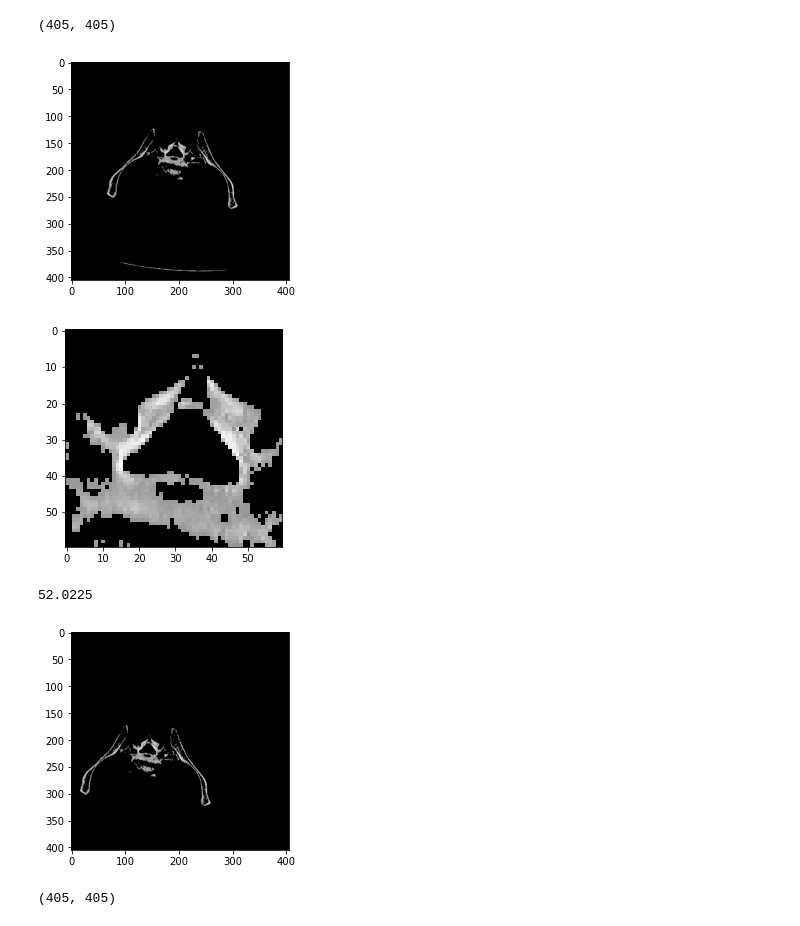
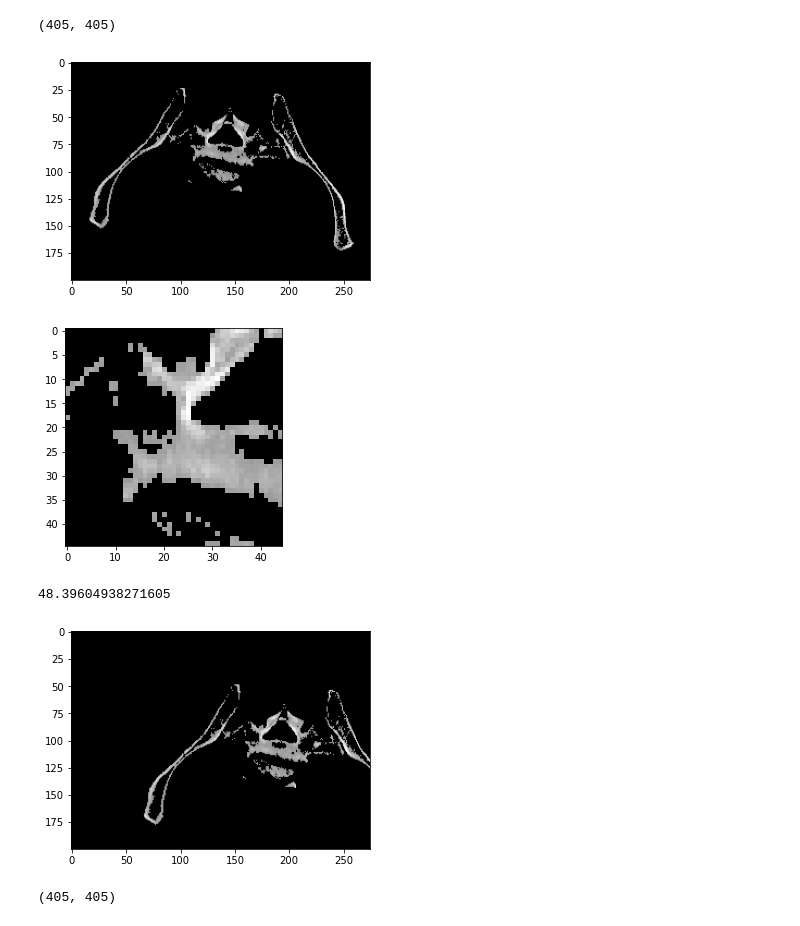
Before and after one commit to aasong113/CT_View_Planning_DeepRL, a Jupyter notebook: gym-child_thresholded_NN/Image_metrics_viewer.ipynb, the cells around one changed output. Saved outputs shown, nothing was run; the diff lists cells and outputs as text; code cells hidden in the pictures.

```diff
--- a/gym-child_thresholded_NN/Image_metrics_viewer.ipynb
+++ b/gym-child_thresholded_NN/Image_metrics_viewer.ipynb
@@ -23,30 +23,33 @@ def shift_image(X, dx, dy):
         X[:, dx:] = 0
     return X
 # %%
-thresholded = openIMG('cad_117_threshNoBin.png')
+thresholded = openIMG('z_bottom_right.png')
 print(thresholded.shape)
 
+cropped = thresholded[ 175:375, 125:400]
 
-plt.imshow(thresholded, cmap = 'gray')
+
+plt.imshow(cropped, cmap = 'gray')
 plt.show()
 
-y = 160
-x = 135
-plt.imshow(thresholded[x:x+60, y:y+60], cmap = 'gray')
+y = 225
+x = 230
+size = 45
+plt.imshow(cropped[x:x+size, y:y+size], cmap = 'gray')
 plt.show()
 
-print(np.mean(thresholded[x:x+60, y:y+60]))
+print(np.mean(thresholded[x:x+size, y:y+size]))
 # %% [output]
 (405, 405)
-[figure, old version]
+[figure, new version]
-[figure, old version]
+[figure, new version]
-52.0225
+48.39604938271605
 # %%
-shifted_img = shift_image(thresholded, -50,50)
+shifted_img = shift_image(cropped, 50,25)
 plt.imshow(shifted_img, cmap = 'gray')
 plt.show()
 # %% [output]
-[figure, old version]
+[figure, new version]
 # %%
 from PIL import Image
 im = Image.fromarray(shifted_img)
```
Also changed, not shown: parts of 4 cells of this notebook, 25 other files.
